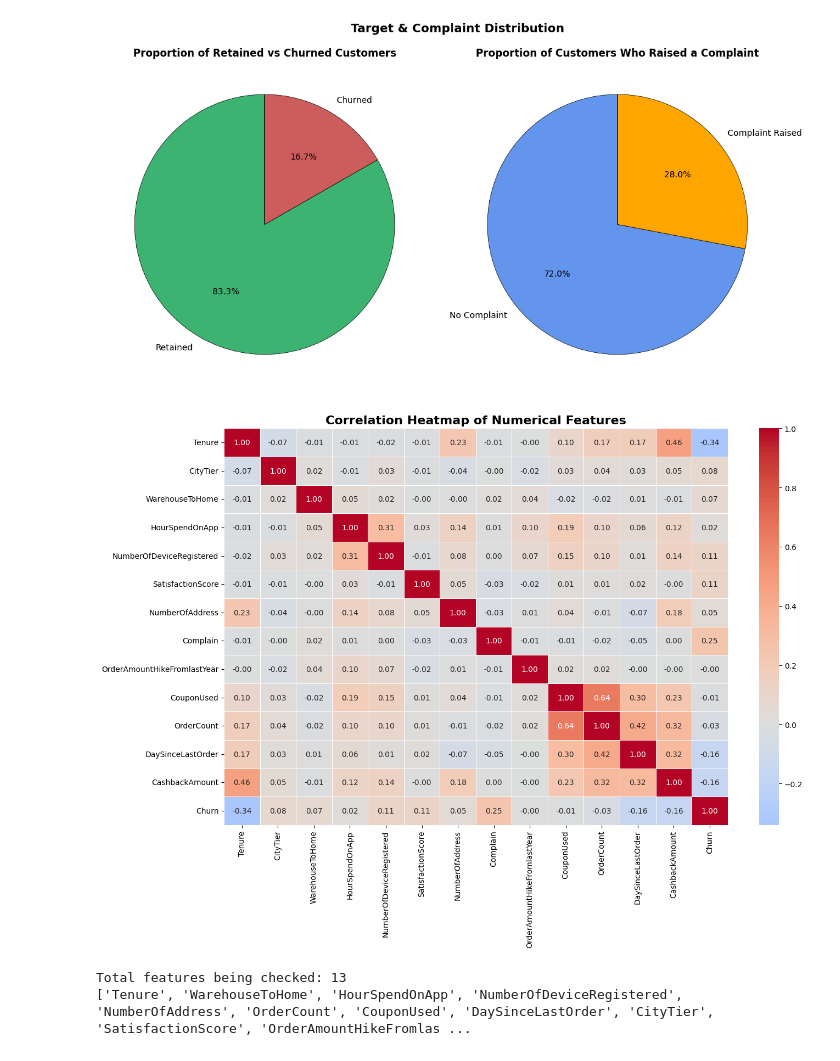
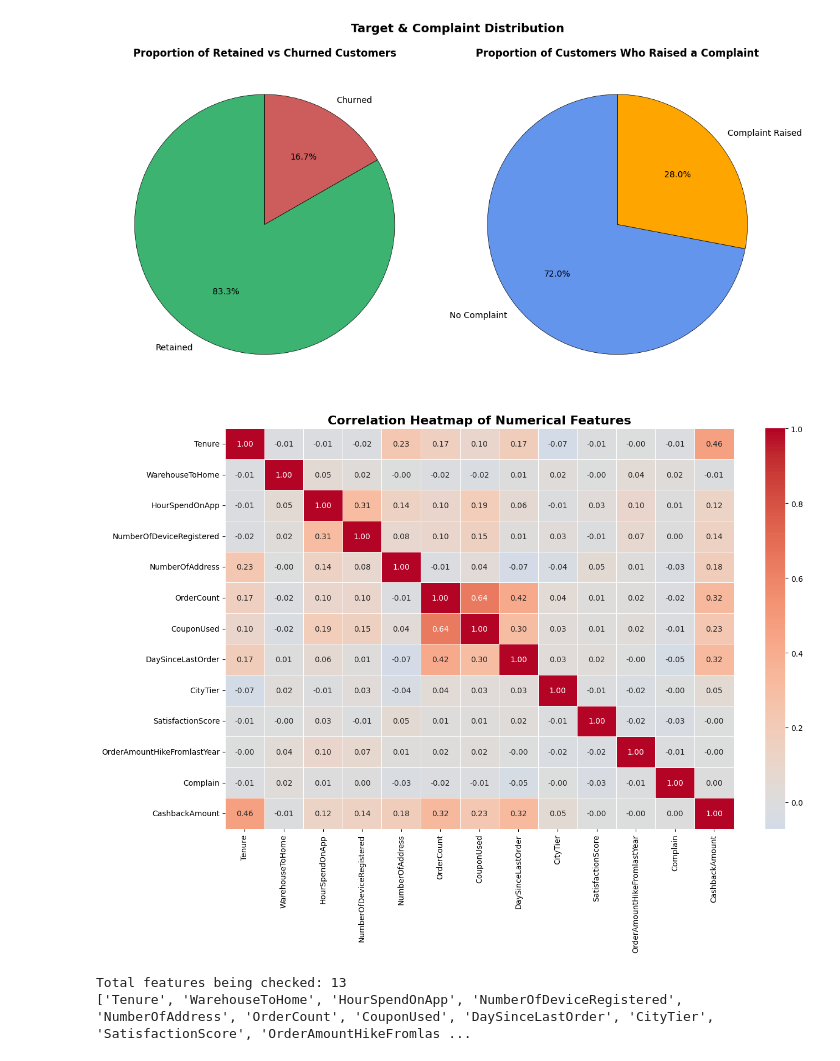
Before and after one commit to DrishtiNigam1928/CUSTOMER_CHURN, a Jupyter notebook: notebooks/main_analysis.ipynb, the cells around one changed output. Saved outputs shown, nothing was run; the diff lists cells and outputs as text; code cells hidden in the pictures.

```diff
--- a/notebooks/main_analysis.ipynb
+++ b/notebooks/main_analysis.ipynb
@@ -589,22 +589,6 @@ def calc_q3(values):
 # Apply IQR method to each numerical feature
 iqr_report = []
 outlier_indices_by_col = {}   # store row indices for later decisions
-
-features_to_test = [
-    'Tenure',
-    'WarehouseToHome',
-    'HourSpendOnApp',
-    'NumberOfDeviceRegistered',
-    'NumberOfAddress',
-    'OrderCount',
-    'CouponUsed',
-    'DaySinceLastOrder',
-    'CityTier',
-    'SatisfactionScore',
-    'OrderAmountHikeFromlastYear',
-    'Complain',
-    'CashbackAmount'
-]
 
 for col in features_to_test:
     values = df_cleaned[col].dropna().tolist()
@@ -1104,27 +1088,10 @@ plt.show()
 # Task I - Correlation Heatmap of Numerical Features
 import seaborn as sns
 
-numerical_columns = [
-    "Tenure",
-    "CityTier",
-    "WarehouseToHome",
-    "HourSpendOnApp",
-    "NumberOfDeviceRegistered",
-    "SatisfactionScore",
-    "NumberOfAddress",
-    "Complain",
-    "OrderAmountHikeFromlastYear",
-    "CouponUsed",
-    "OrderCount",
-    "DaySinceLastOrder",
-    "CashbackAmount",
-    "Churn"
-]
+correlation_matrix = pd.DataFrame(0.0,index=features_to_test,columns=features_to_test)
 
-correlation_matrix = pd.DataFrame(0.0,index=numerical_columns,columns=numerical_columns)
-
-for col1 in numerical_columns:
-    for col2 in numerical_columns:
+for col1 in features_to_test:
+    for col2 in features_to_test:
 
         x = df_cleaned[col1].values
         y = df_cleaned[col2].values
@@ -1132,34 +1099,34 @@ for col1 in numerical_columns:
         mean_x = np.mean(x)
         mean_y = np.mean(y)
 
         numerator = 0
         denominator_x = 0
         denominator_y = 0
 
         for i in range(len(x)):
             numerator += (x[i] - mean_x) * (y[i] - mean_y)
             denominator_x += (x[i] - mean_x) ** 2
             denominator_y += (y[i] - mean_y) ** 2
 
         correlation = numerator / np.sqrt(
             denominator_x * denominator_y
         )
 
         correlation_matrix.loc[col1, col2] = correlation
 
 correlation_matrix
 
 # Plot heatmap
 plt.figure(figsize=(14, 10))
 
 sns.heatmap(correlation_matrix,annot=True,fmt=".2f",cmap="coolwarm",linewidths=0.5,center=0)
 
 plt.title("Correlation Heatmap of Numerical Features",fontsize=16,fontweight="bold")
 
 plt.tight_layout()
 plt.show()
 # %% [output]
-[figure, old version]
+[figure, new version]
 # %%
 #  Train-Test Split (80/20)
 # import random
```
Also changed, not shown: parts of 3 cells of this notebook.
